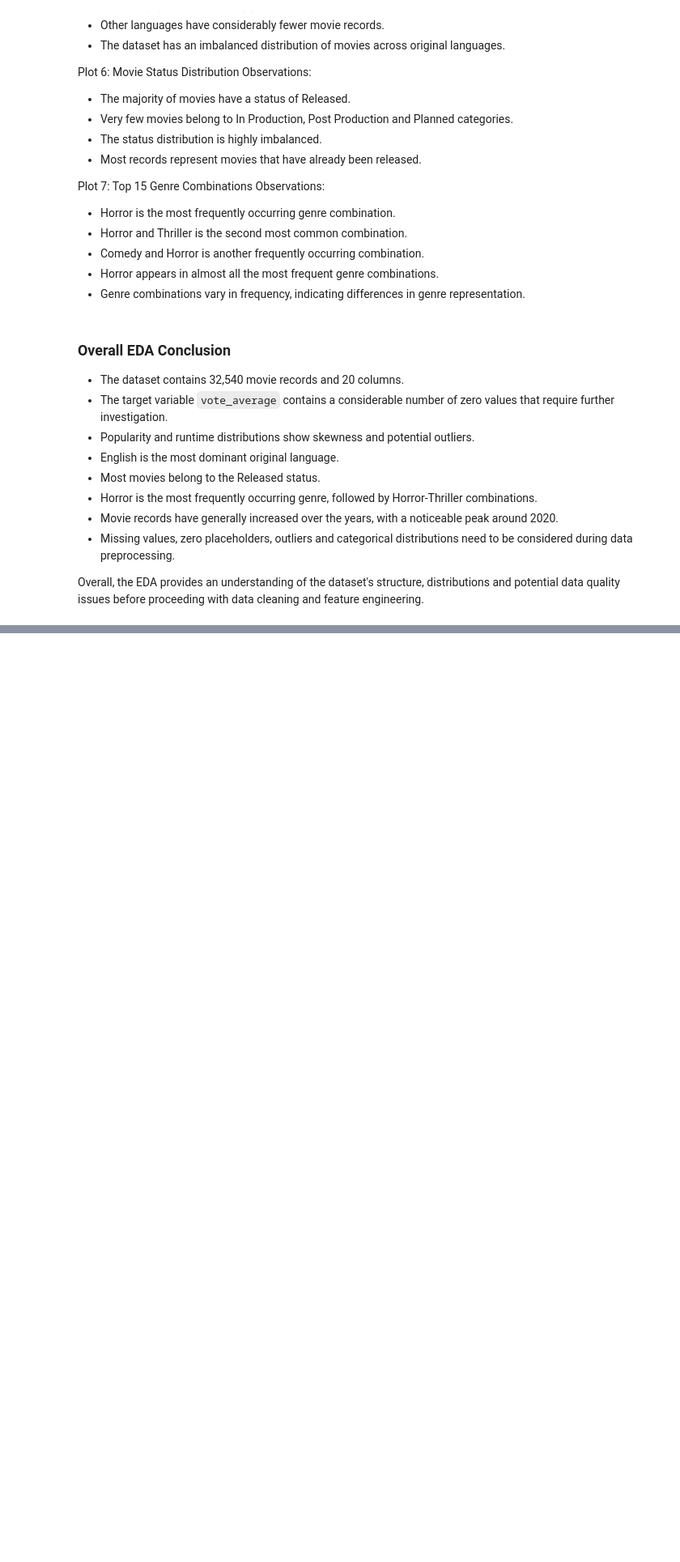
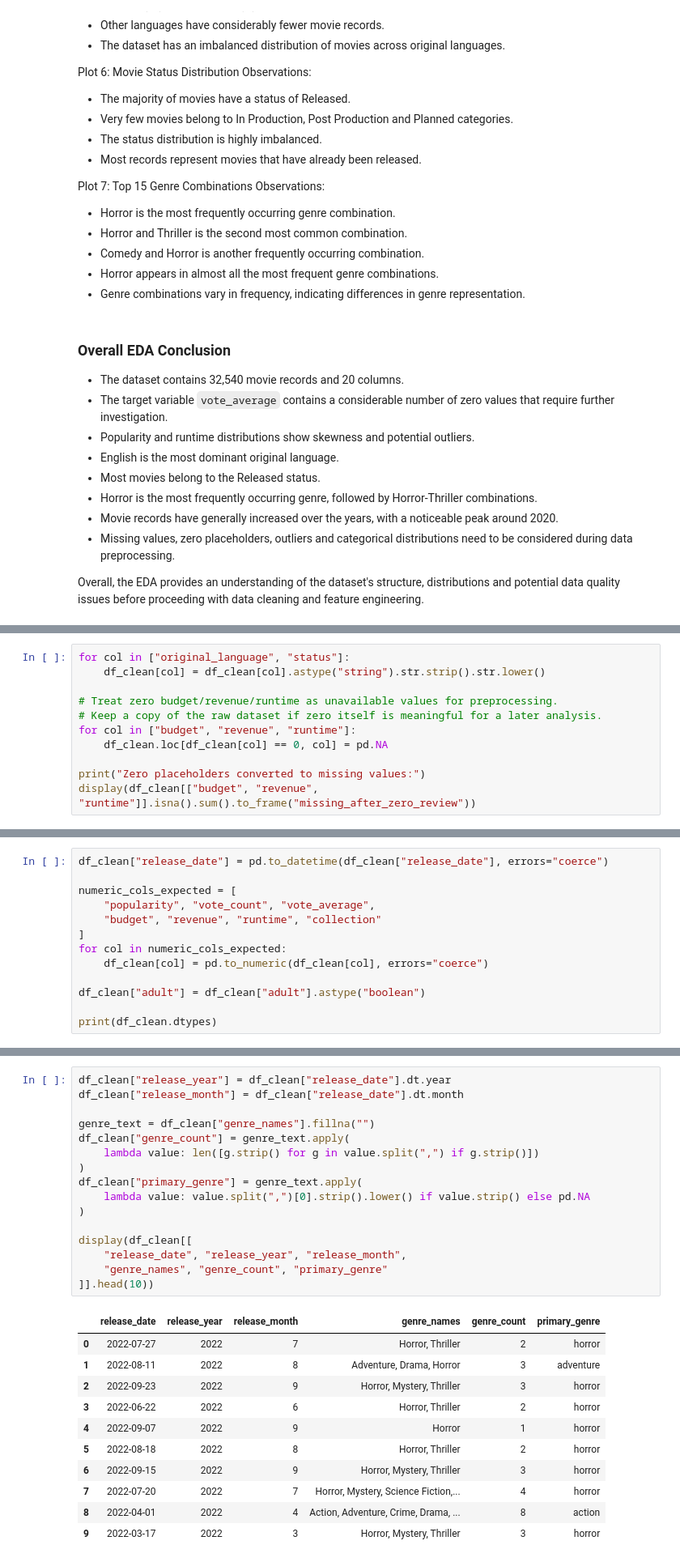
Before and after one commit to alameenShameer/Horror_Movie_EDA_Preprocessing, a Jupyter notebook: Horror_Movie_EDA_Preprocessing.ipynb, the cells around one changed output, grey strips where cells are left out. Shown at 81% size. Cells and saved outputs as stored; diff of their text form; blank space fills up the shorter version.

Commit message:
Data_cleaning

```diff
--- a/Horror_Movie_EDA_Preprocessing.ipynb
+++ b/Horror_Movie_EDA_Preprocessing.ipynb
@@ -281,0 +342,11 @@ Overall, the EDA provides an understanding of the dataset's structure, distribut
+# %%
+for col in ["original_language", "status"]:
+    df_clean[col] = df_clean[col].astype("string").str.strip().str.lower()
+
+# Treat zero budget/revenue/runtime as unavailable values for preprocessing.
+# Keep a copy of the raw dataset if zero itself is meaningful for a later analysis.
+for col in ["budget", "revenue", "runtime"]:
+    df_clean.loc[df_clean[col] == 0, col] = pd.NA
+
+print("Zero placeholders converted to missing values:")
+display(df_clean[["budget", "revenue", "runtime"]].isna().sum().to_frame("missing_after_zero_review"))
@@ -281,0 +363,13 @@ Overall, the EDA provides an understanding of the dataset's structure, distribut
+# %%
+df_clean["release_date"] = pd.to_datetime(df_clean["release_date"], errors="coerce")
+
+numeric_cols_expected = [
+    "popularity", "vote_count", "vote_average",
+    "budget", "revenue", "runtime", "collection"
+]
+for col in numeric_cols_expected:
+    df_clean[col] = pd.to_numeric(df_clean[col], errors="coerce")
+
+df_clean["adult"] = df_clean["adult"].astype("boolean")
+
+print(df_clean.dtypes)
@@ -281,0 +404,28 @@ Overall, the EDA provides an understanding of the dataset's structure, distribut
+# %%
+df_clean["release_year"] = df_clean["release_date"].dt.year
+df_clean["release_month"] = df_clean["release_date"].dt.month
+
+genre_text = df_clean["genre_names"].fillna("")
+df_clean["genre_count"] = genre_text.apply(
+    lambda value: len([g.strip() for g in value.split(",") if g.strip()])
+)
+df_clean["primary_genre"] = genre_text.apply(
+    lambda value: value.split(",")[0].strip().lower() if value.strip() else pd.NA
+)
+
+display(df_clean[[
+    "release_date", "release_year", "release_month",
+    "genre_names", "genre_count", "primary_genre"
+]].head(10))
+# %% [output]
+|  | release_date | release_year | release_month | genre_names | genre_count | primary_genre |
+| 0 | 2022-07-27 | 2022 | 7 | Horror, Thriller | 2 | horror |
+| 1 | 2022-08-11 | 2022 | 8 | Adventure, Drama, Horror | 3 | adventure |
+| 2 | 2022-09-23 | 2022 | 9 | Horror, Mystery, Thriller | 3 | horror |
+| 3 | 2022-06-22 | 2022 | 6 | Horror, Thriller | 2 | horror |
+| 4 | 2022-09-07 | 2022 | 9 | Horror | 1 | horror |
+| 5 | 2022-08-18 | 2022 | 8 | Horror, Thriller | 2 | horror |
+| 6 | 2022-09-15 | 2022 | 9 | Horror, Mystery, Thriller | 3 | horror |
+| 7 | 2022-07-20 | 2022 | 7 | Horror, Mystery, Science Fiction,... | 4 | horror |
+| 8 | 2022-04-01 | 2022 | 4 | Action, Adventure, Crime, Drama, ... | 8 | action |
+| 9 | 2022-03-17 | 2022 | 3 | Horror, Mystery, Thriller | 3 | horror |
```
Also changed, not shown: parts of 9 cells of this notebook.
